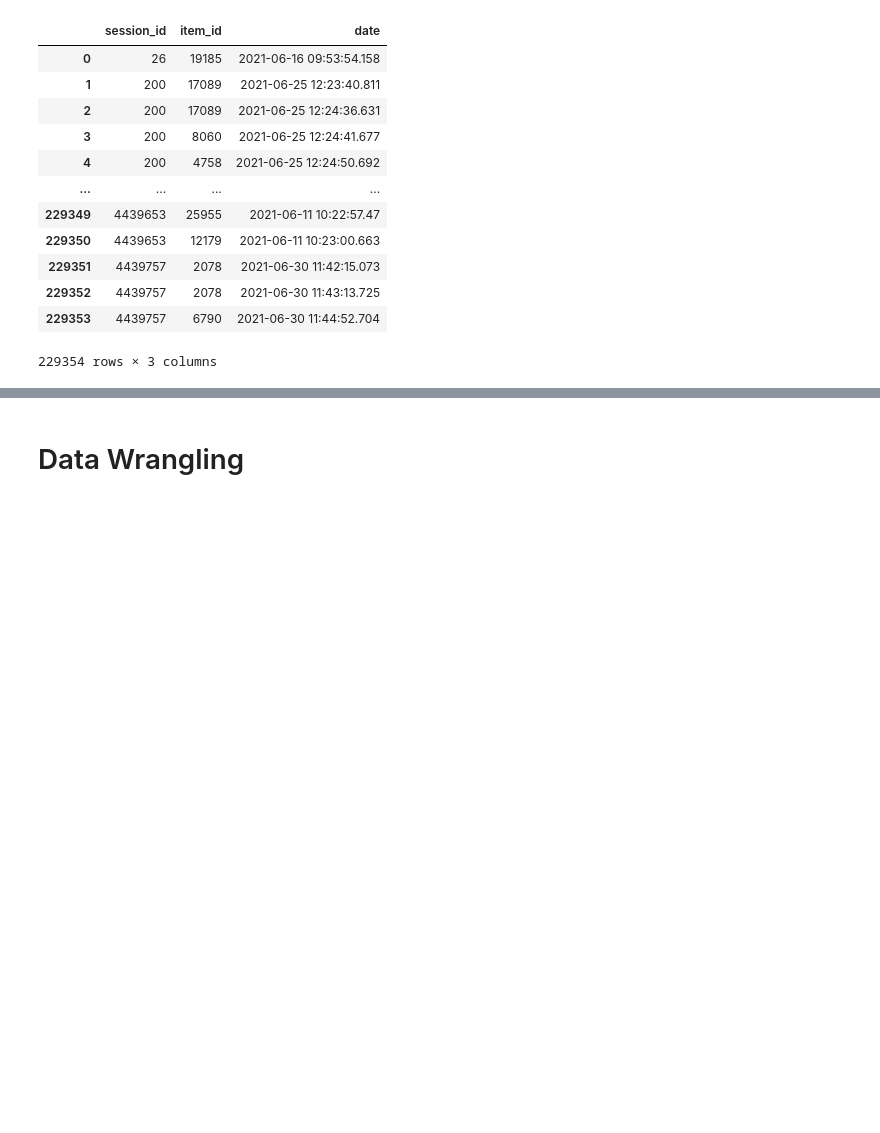
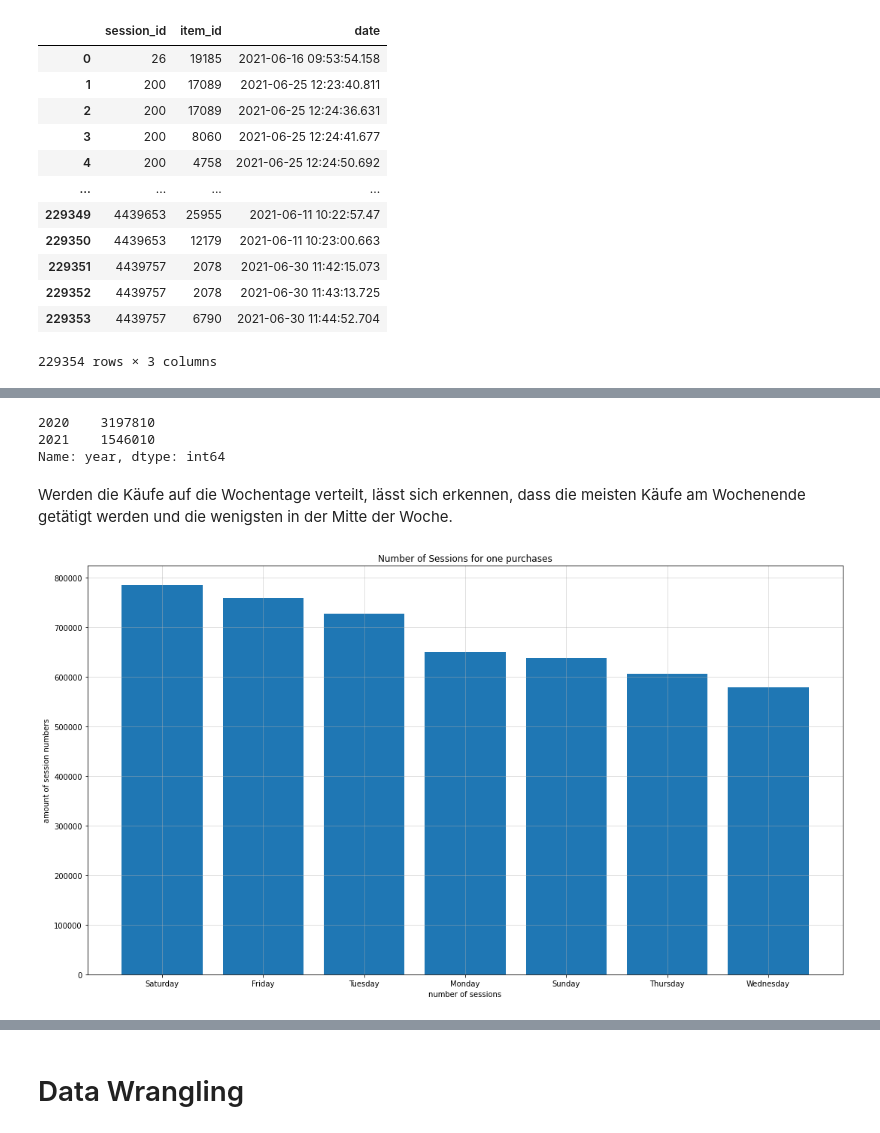
Before and after one commit to Ananassio/Data-Science_lab, a Jupyter notebook: Project/Data.ipynb, the cells around one changed output, grey strips where cells are left out. Saved outputs shown, nothing was run; the diff lists cells and outputs as text; code cells hidden in the pictures; blank space fills up the shorter version.

```diff
--- a/Project/Data.ipynb
+++ b/Project/Data.ipynb
@@ -193,0 +243,14 @@ test_leaderboard_sessions
+# %%
+# then look at the train_purchases Dataset
+t_purchase_times = pd.DataFrame();
+t_purchase_times['day']=pd.to_datetime(train_sessions['date']).dt.day_name()
+t_purchase_times['month']=pd.to_datetime(train_sessions['date']).dt.month_name()
+t_purchase_times['year']=pd.to_datetime(train_sessions['date']).dt.year
+t_purchase_times['part_of_day'] = (pd.to_datetime(train_sessions['date']).dt.hour % 24 + 4) // 4
+t_purchase_times['part_of_day'].replace({1: 'Late Night', # 0-4 Uhr
+                      2: 'Early Morning',                 # 4-8 Uhr
+                      3: 'Morning',                       # 8-12 Uhr
+                      4: 'Noon',                          # 12-16 Uhr
+                      5: 'Evening',                       # 16-20 Uhr
+                      6: 'Night'}, inplace=True)          # 20-0 Uhr
+t_purchase_times
@@ -193,0 +271,20 @@ test_leaderboard_sessions
+# %%
+t_purchase_times['year'].value_counts()
+# %% [output]
+2020    3197810
+2021    1546010
+Name: year, dtype: int64
+# %% [markdown]
+Werden die Käufe auf die Wochentage verteilt, lässt sich erkennen, dass die meisten Käufe am Wochenende getätigt werden und die wenigsten in der Mitte der Woche.
+# %%
+# print the generated curve of the session ammounts
+fig, axes = plt.subplots(figsize=(18,10))
+
+axes.bar(t_purchase_times['day'].value_counts().index,t_purchase_times['day'].value_counts())
+
+axes.set_xlabel('number of sessions')
+axes.set_ylabel('amount of session numbers')
+axes.set_title('Number of Sessions for one purchases');
+axes.grid(alpha=0.5)
+# %% [output]
+[figure, added]
```
Also changed, not shown: parts of 21 cells of this notebook.
